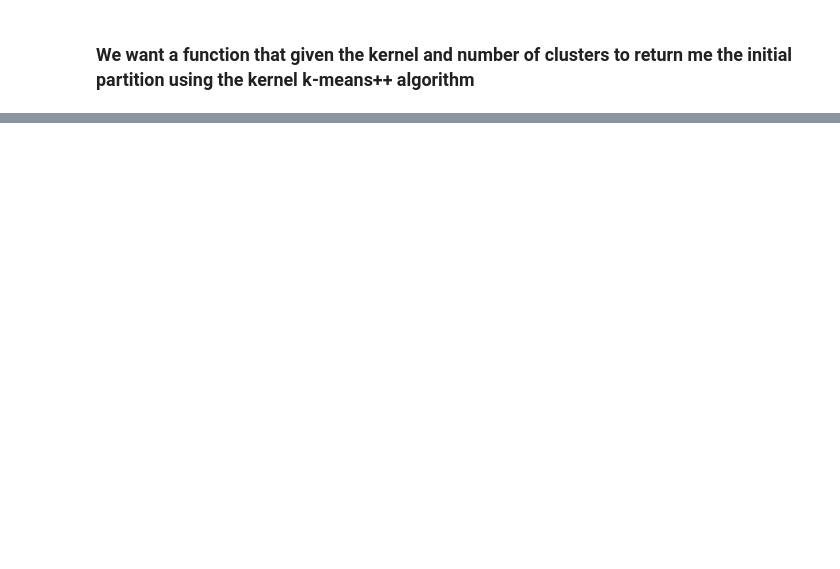
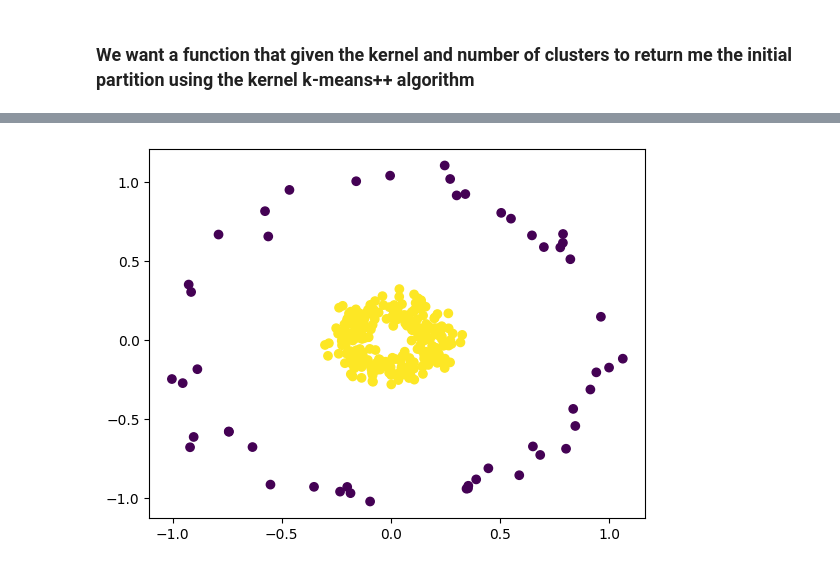
Before and after one commit to gvardakas/global-kernel-k-means-pp, a Jupyter notebook: Kernel k-means.ipynb, the cells around one changed output, grey strips where cells are left out. Cells and saved outputs as stored; diff of their text form; code cells hidden in the pictures; blank space fills up the shorter version.

```diff
--- a/Kernel k-means.ipynb
+++ b/Kernel k-means.ipynb
@@ -189,0 +154,3 @@ Finished in 5 iteration!
+# %%
+K = 2
+kernel_matrix = pairwise_kernels(X, X, metric='rbf', gamma=5)
@@ -189,0 +163,7 @@ Finished in 5 iteration!
+# %%
+# Should find a way to init the fucking centers!
+kernel_kmeans = KernelKMeans(n_clusters=2, n_init=1, kernel='precomputed').fit(kernel_matrix)
+plt.scatter(X[:, 0], X[:, 1], c=kernel_kmeans.labels_)
+plt.show()
+# %% [output]
+[figure, added]
```
Also changed, not shown: parts of 9 cells of this notebook.
